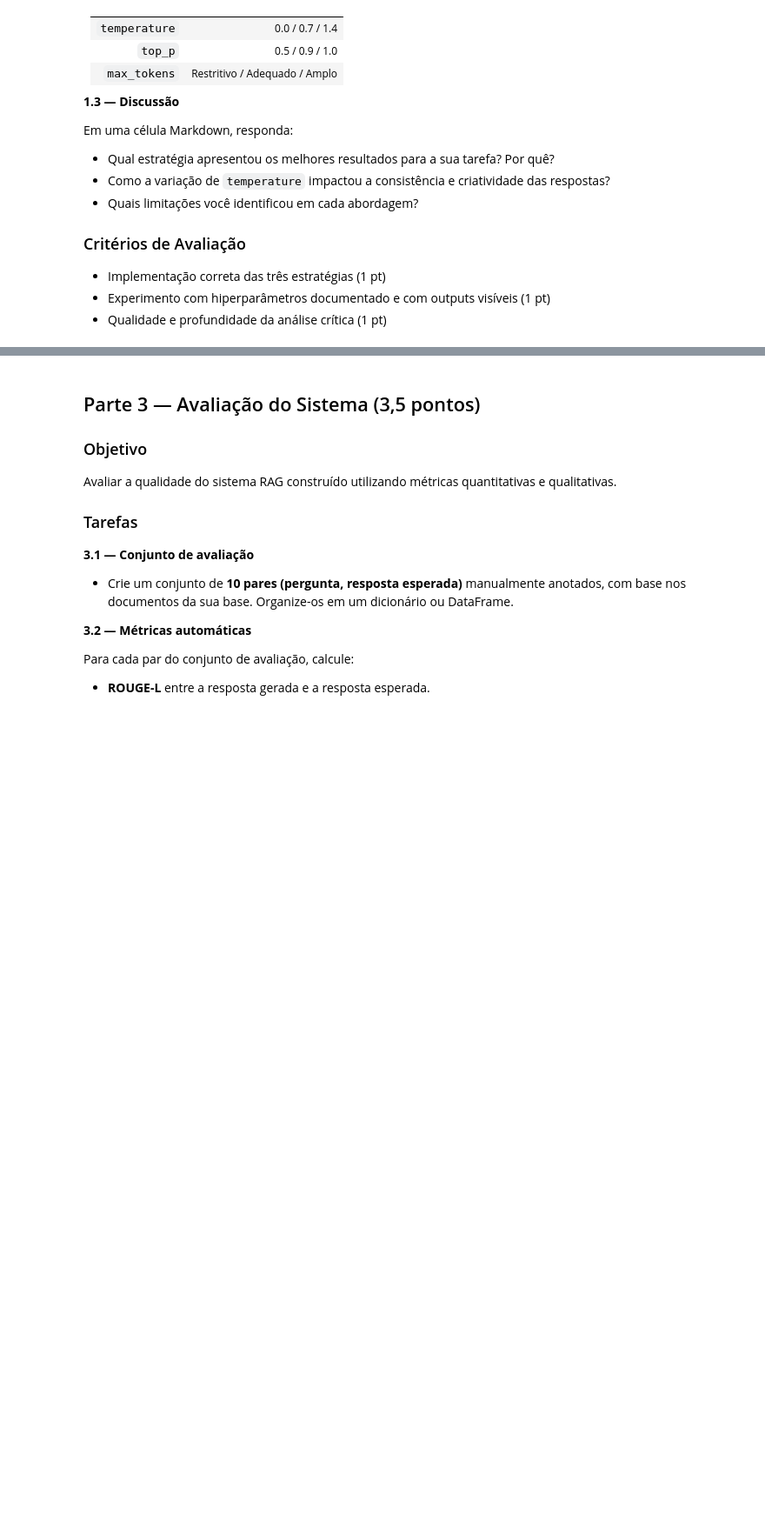
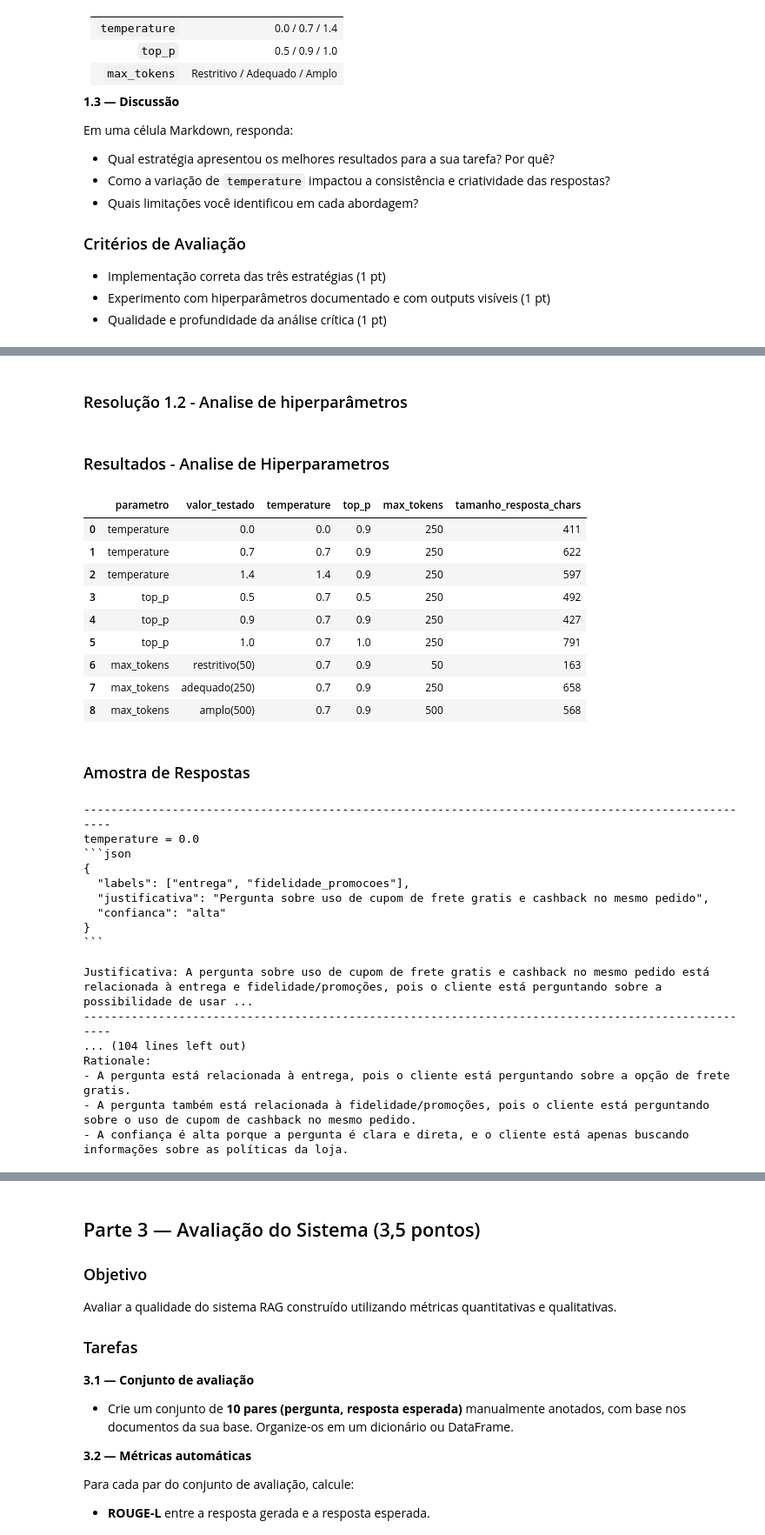
Before and after one commit to andluizsouza/unicamp-llm-agents, a Jupyter notebook: modules/02_llms_em_softwares/hands_on_final_test.ipynb, the cells around one changed output, grey strips where cells are left out. Shown at 87% size. Cells and saved outputs as stored; diff of their text form; code cells hidden in the pictures; blank space fills up the shorter version.

````diff
--- a/modules/02_llms_em_softwares/hands_on_final_test.ipynb
+++ b/modules/02_llms_em_softwares/hands_on_final_test.ipynb
@@ -203,46 +324,76 @@ for _, row in df_prompting.iterrows():
+# %% [markdown]
+### Resolução 1.2 - Analise de hiperparâmetros
 # %%
-# 1.2 - Analise de hiperparametros na mesma tarefa
-pergunta_base = "Tenho cashback. Posso usar todo o saldo em qualquer compra?"
-
+pergunta_base = "Comprei com entrega super expressa. Posso usar cupom de frete gratis e cashback no mesmo pedido?"
 cenarios = [
-    {"parametro": "temperature", "valor": "0.0", "temperature": 0.0, "top_p": 1.0, "max_tokens": 220},
-    {"parametro": "temperature", "valor": "0.7", "temperature": 0.7, "top_p": 1.0, "max_tokens": 220},
-    {"parametro": "temperature", "valor": "1.4", "temperature": 1.4, "top_p": 1.0, "max_tokens": 220},
-    {"parametro": "top_p", "valor": "0.5", "temperature": 0.7, "top_p": 0.5, "max_tokens": 220},
-    {"parametro": "top_p", "valor": "0.9", "temperature": 0.7, "top_p": 0.9, "max_tokens": 220},
-    {"parametro": "top_p", "valor": "1.0", "temperature": 0.7, "top_p": 1.0, "max_tokens": 220},
-    {"parametro": "max_tokens", "valor": "restritivo(60)", "temperature": 0.7, "top_p": 1.0, "max_tokens": 60},
-    {"parametro": "max_tokens", "valor": "adequado(220)", "temperature": 0.7, "top_p": 1.0, "max_tokens": 220},
-    {"parametro": "max_tokens", "valor": "amplo(500)", "temperature": 0.7, "top_p": 1.0, "max_tokens": 500},
+    {"parametro": "temperature", "valor": "0.0", "temperature": 0.0, "top_p": 0.9, "max_tokens": 250},
+    {"parametro": "temperature", "valor": "0.7", "temperature": 0.7, "top_p": 0.9, "max_tokens": 250},
+    {"parametro": "temperature", "valor": "1.4", "temperature": 1.4, "top_p": 0.9, "max_tokens": 250},
+    {"parametro": "top_p", "valor": "0.5", "temperature": 0.7, "top_p": 0.5, "max_tokens": 250},
+    {"parametro": "top_p", "valor": "0.9", "temperature": 0.7, "top_p": 0.9, "max_tokens": 250},
+    {"parametro": "top_p", "valor": "1.0", "temperature": 0.7, "top_p": 1.0, "max_tokens": 250},
+    {"parametro": "max_tokens", "valor": "restritivo(50)", "temperature": 0.7, "top_p": 0.9, "max_tokens": 50},
+    {"parametro": "max_tokens", "valor": "adequado(250)", "temperature": 0.7, "top_p": 0.9, "max_tokens": 250},
+    {"parametro": "max_tokens", "valor": "amplo(500)", "temperature": 0.7, "top_p": 0.9, "max_tokens": 500},
 ]
 
 registros_hp = []
 for c in cenarios:
     resposta = chat_groq(
         prompt_zero_shot(pergunta_base),
         system_prompt="Voce e um classificador de intencao para e-commerce.",
         temperature=c["temperature"],
         top_p=c["top_p"],
         max_tokens=c["max_tokens"],
     )
     registros_hp.append({
         "parametro": c["parametro"],
         "valor_testado": c["valor"],
         "temperature": c["temperature"],
         "top_p": c["top_p"],
         "max_tokens": c["max_tokens"],
-        "tamanho_resposta_chars": len(resposta),
-        "resposta_modelo": resposta,
+        "tamanho_resposta_chars": len(resposta["response"]),
+        "resposta_modelo": resposta["response"],
     })
 
 df_hiperparametros = pd.DataFrame(registros_hp)
 display(Markdown("### Resultados - Analise de Hiperparametros"))
 display(df_hiperparametros[[
     "parametro", "valor_testado", "temperature", "top_p", "max_tokens", "tamanho_resposta_chars"
 ]])
 
 display(Markdown("### Amostra de Respostas"))
 for _, row in df_hiperparametros.iterrows():
     print("-" * 100)
     print(f"{row['parametro']} = {row['valor_testado']}")
     print(row["resposta_modelo"])
+# %% [output]
+### Resultados - Analise de Hiperparametros
+|  | parametro | valor_testado | temperature | top_p | max_tokens | tamanho_resposta_chars |
+| 0 | temperature | 0.0 | 0.0 | 0.9 | 250 | 411 |
+| 1 | temperature | 0.7 | 0.7 | 0.9 | 250 | 622 |
+| 2 | temperature | 1.4 | 1.4 | 0.9 | 250 | 597 |
+| 3 | top_p | 0.5 | 0.7 | 0.5 | 250 | 492 |
+| 4 | top_p | 0.9 | 0.7 | 0.9 | 250 | 427 |
+| 5 | top_p | 1.0 | 0.7 | 1.0 | 250 | 791 |
+| 6 | max_tokens | restritivo(50) | 0.7 | 0.9 | 50 | 163 |
+| 7 | max_tokens | adequado(250) | 0.7 | 0.9 | 250 | 658 |
+| 8 | max_tokens | amplo(500) | 0.7 | 0.9 | 500 | 568 |
+### Amostra de Respostas
+----------------------------------------------------------------------------------------------------
+temperature = 0.0
+```json
+{
+  "labels": ["entrega", "fidelidade_promocoes"],
+  "justificativa": "Pergunta sobre uso de cupom de frete gratis e cashback no mesmo pedido",
+  "confianca": "alta"
+}
+```
+
+Justificativa: A pergunta sobre uso de cupom de frete gratis e cashback no mesmo pedido está relacionada à entrega e fidelidade/promoções, pois o cliente está perguntando sobre a possibilidade de usar ...
+----------------------------------------------------------------------------------------------------
+... (104 lines left out)
+Rationale:
+- A pergunta está relacionada à entrega, pois o cliente está perguntando sobre a opção de frete gratis.
+- A pergunta também está relacionada à fidelidade/promoções, pois o cliente está perguntando sobre o uso de cupom de cashback no mesmo pedido.
+- A confiança é alta porque a pergunta é clara e direta, e o cliente está apenas buscando informações sobre as políticas da loja.
````
Also changed, not shown: parts of 77 cells of this notebook.
